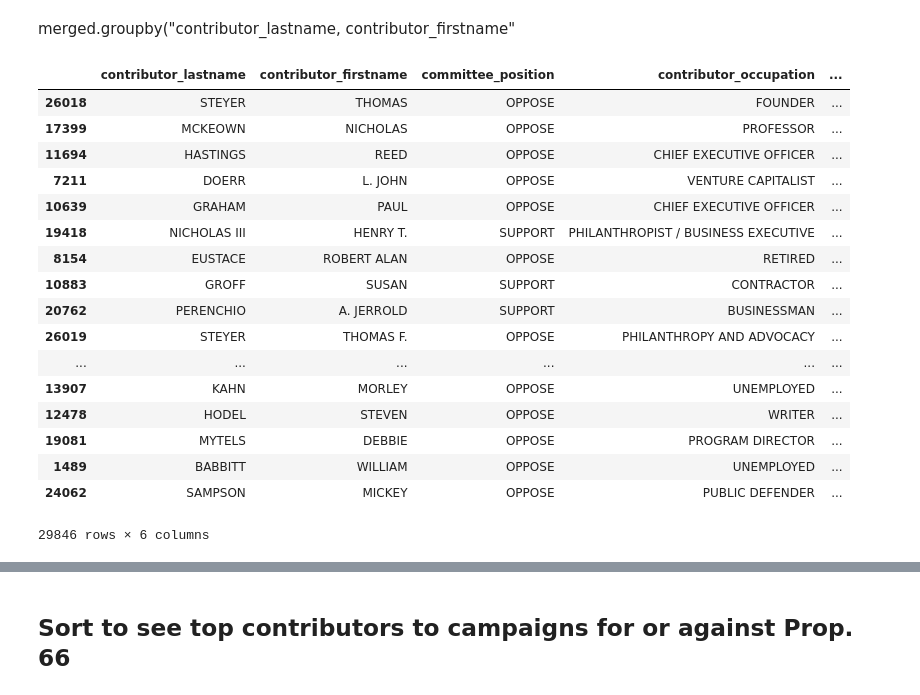
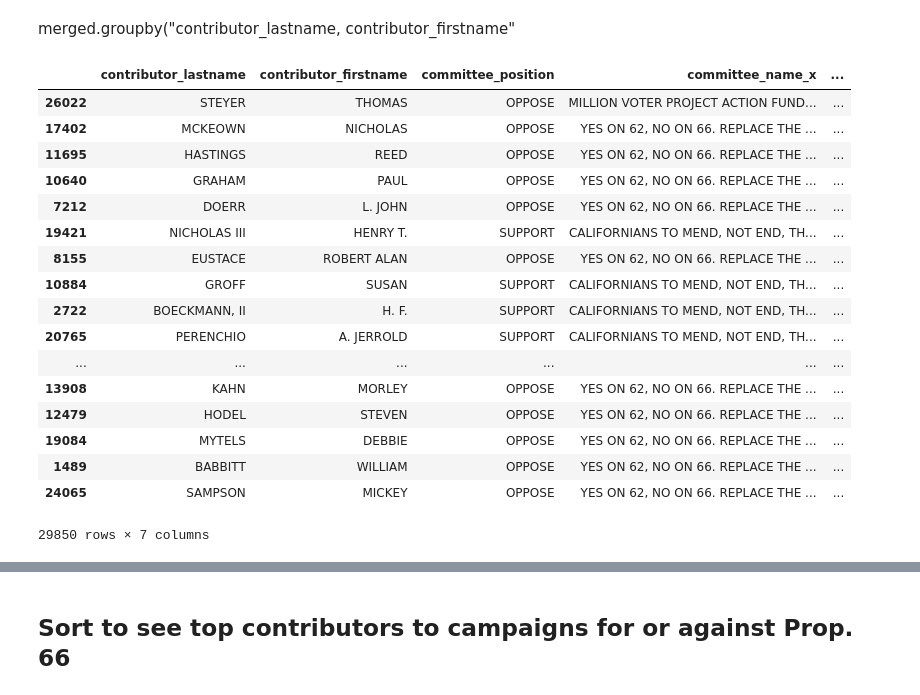
Before and after one commit to ncyahr/first-python-notebook, a Jupyter notebook: Module 3-Death Penalty.ipynb, the cells around one changed output, grey strips where cells are left out. Saved outputs shown, nothing was run; the diff lists cells and outputs as text; code cells hidden in the pictures.

```diff
--- a/Module 3-Death Penalty.ipynb
+++ b/Module 3-Death Penalty.ipynb
@@ -302,25 +302,25 @@ merged.groupby("committee_name_x").amount.sum().reset_index().sort_values("amoun
 # %% [markdown]
 merged.groupby("contributor_lastname, contributor_firstname"
 # %%
-merged.groupby(["contributor_lastname", "contributor_firstname", "committee_position", "contributor_occupation", "contributor_employer"]).amount.sum().reset_index().sort_values ("amount", ascending = False)
+merged.groupby(["contributor_lastname", "contributor_firstname", "committee_position", "committee_name_x", "contributor_occupation", "contributor_employer"]).amount.sum().reset_index().sort_values ("amount", ascending = False)
 # %% [output]
-|  | contributor_lastname | contributor_firstname | committee_position | contributor_occupation | ... |
-| 26018 | STEYER | THOMAS | OPPOSE | FOUNDER | ... |
-| 17399 | MCKEOWN | NICHOLAS | OPPOSE | PROFESSOR | ... |
-| 11694 | HASTINGS | REED | OPPOSE | CHIEF EXECUTIVE OFFICER | ... |
-| 7211 | DOERR | L. JOHN | OPPOSE | VENTURE CAPITALIST | ... |
-| 10639 | GRAHAM | PAUL | OPPOSE | CHIEF EXECUTIVE OFFICER | ... |
-| 19418 | NICHOLAS III | HENRY T. | SUPPORT | PHILANTHROPIST / BUSINESS EXECUTIVE | ... |
-| 8154 | EUSTACE | ROBERT ALAN | OPPOSE | RETIRED | ... |
-| 10883 | GROFF | SUSAN | SUPPORT | CONTRACTOR | ... |
-| 20762 | PERENCHIO | A. JERROLD | SUPPORT | BUSINESSMAN | ... |
-| 26019 | STEYER | THOMAS F. | OPPOSE | PHILANTHROPY AND ADVOCACY | ... |
+|  | contributor_lastname | contributor_firstname | committee_position | committee_name_x | ... |
+| 26022 | STEYER | THOMAS | OPPOSE | MILLION VOTER PROJECT ACTION FUND... | ... |
+| 17402 | MCKEOWN | NICHOLAS | OPPOSE | YES ON 62, NO ON 66. REPLACE THE ... | ... |
+| 11695 | HASTINGS | REED | OPPOSE | YES ON 62, NO ON 66. REPLACE THE ... | ... |
+| 10640 | GRAHAM | PAUL | OPPOSE | YES ON 62, NO ON 66. REPLACE THE ... | ... |
+| 7212 | DOERR | L. JOHN | OPPOSE | YES ON 62, NO ON 66. REPLACE THE ... | ... |
+| 19421 | NICHOLAS III | HENRY T. | SUPPORT | CALIFORNIANS TO MEND, NOT END, TH... | ... |
+| 8155 | EUSTACE | ROBERT ALAN | OPPOSE | YES ON 62, NO ON 66. REPLACE THE ... | ... |
+| 10884 | GROFF | SUSAN | SUPPORT | CALIFORNIANS TO MEND, NOT END, TH... | ... |
+| 2722 | BOECKMANN, II | H. F. | SUPPORT | CALIFORNIANS TO MEND, NOT END, TH... | ... |
+| 20765 | PERENCHIO | A. JERROLD | SUPPORT | CALIFORNIANS TO MEND, NOT END, TH... | ... |
 | ... | ... | ... | ... | ... | ... |
-| 13907 | KAHN | MORLEY | OPPOSE | UNEMPLOYED | ... |
-| 12478 | HODEL | STEVEN | OPPOSE | WRITER | ... |
-| 19081 | MYTELS | DEBBIE | OPPOSE | PROGRAM DIRECTOR | ... |
-| 1489 | BABBITT | WILLIAM | OPPOSE | UNEMPLOYED | ... |
-| 24062 | SAMPSON | MICKEY | OPPOSE | PUBLIC DEFENDER | ... |
+| 13908 | KAHN | MORLEY | OPPOSE | YES ON 62, NO ON 66. REPLACE THE ... | ... |
+| 12479 | HODEL | STEVEN | OPPOSE | YES ON 62, NO ON 66. REPLACE THE ... | ... |
+| 19084 | MYTELS | DEBBIE | OPPOSE | YES ON 62, NO ON 66. REPLACE THE ... | ... |
+| 1489 | BABBITT | WILLIAM | OPPOSE | YES ON 62, NO ON 66. REPLACE THE ... | ... |
+| 24065 | SAMPSON | MICKEY | OPPOSE | YES ON 62, NO ON 66. REPLACE THE ... | ... |
-29846 rows × 6 columns
+29850 rows × 7 columns
 # %%
 merged.amount.sum()
```
Also changed, not shown: parts of 4 cells of this notebook.
